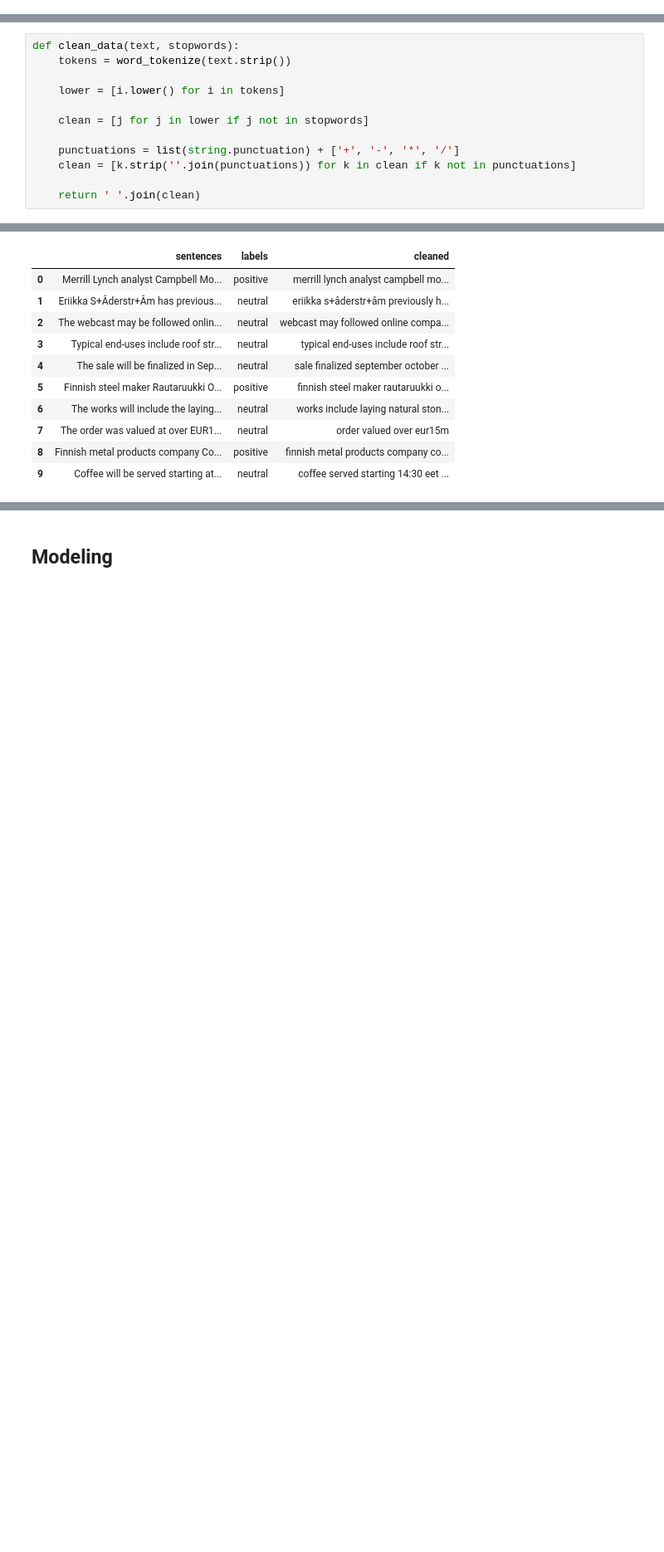
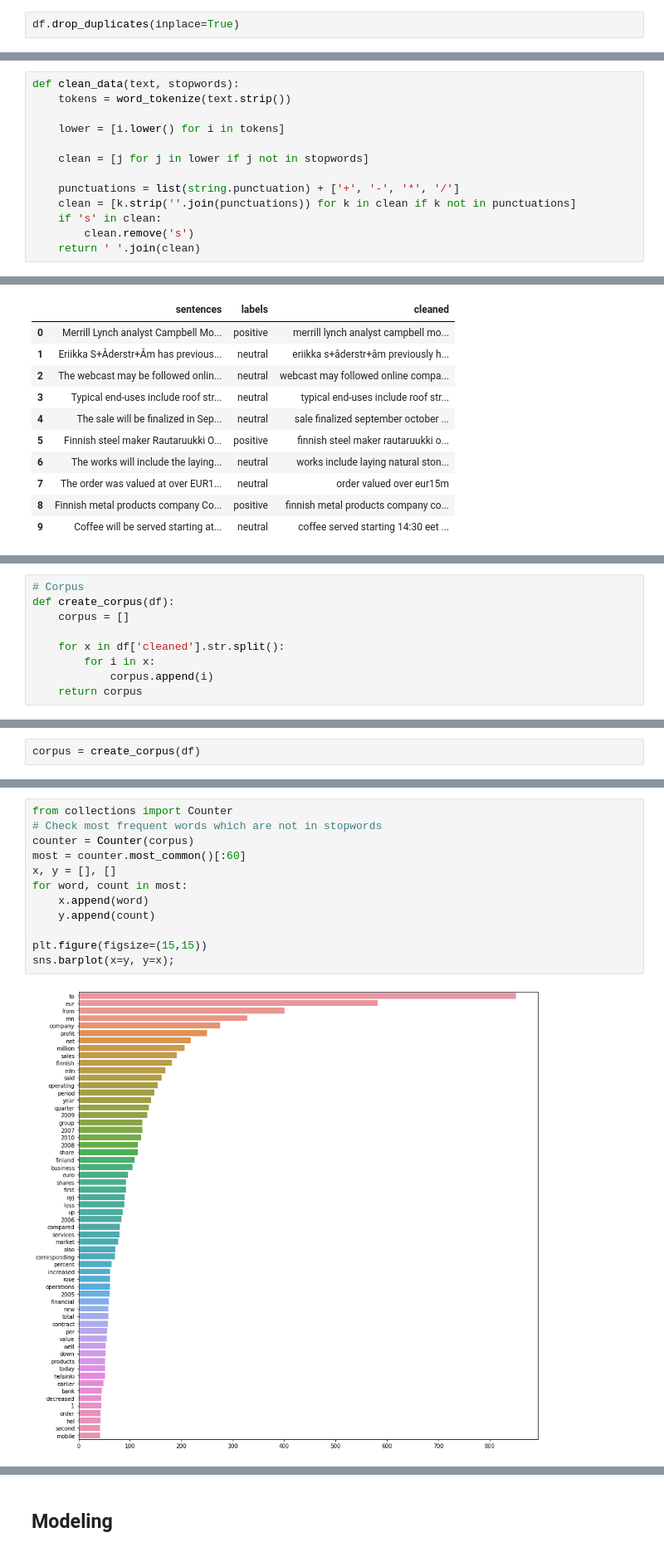
Before and after one commit to hritikb/financial_text_sentiment_analysis, a Jupyter notebook: NLP_Project.ipynb, the cells around one changed output, grey strips where cells are left out. Shown at 83% size. Drawn from its saved outputs; the diff is of its cells as text; blank space fills up the shorter version.

Commit message:
EDA, word cloud, lexical database, model implementation

```diff
--- a/NLP_Project.ipynb
+++ b/NLP_Project.ipynb
@@ -79,0 +87,2 @@ df[df['labels']=='negative']
+# %%
+df.drop_duplicates(inplace=True)
@@ -133,7 +143,8 @@ def clean_data(text, stopwords):
 
     punctuations = list(string.punctuation) + ['+', '-', '*', '/']
     clean = [k.strip(''.join(punctuations)) for k in clean if k not in punctuations]
-
+    if 's' in clean:
+        clean.remove('s')
     return ' '.join(clean)
 # %%
 df['cleaned'] = df['sentences'].apply(lambda x: clean_data(x, stopwords))
@@ -153,0 +167,9 @@ df.head(10)
+# %%
+# Corpus
+def create_corpus(df):
+    corpus = []
+
+    for x in df['cleaned'].str.split():
+        for i in x:
+            corpus.append(i)
+    return corpus
@@ -153,0 +189,2 @@ df.head(10)
+# %%
+corpus = create_corpus(df)
@@ -153,0 +207,14 @@ df.head(10)
+# %%
+from collections import Counter
+# Check most frequent words which are not in stopwords
+counter = Counter(corpus)
+most = counter.most_common()[:60]
+x, y = [], []
+for word, count in most:
+    x.append(word)
+    y.append(count)
+
+plt.figure(figsize=(15,15))
+sns.barplot(x=y, y=x);
+# %% [output]
+[figure, added]
```
Also changed, not shown: parts of 36 cells of this notebook, 2 other files.
